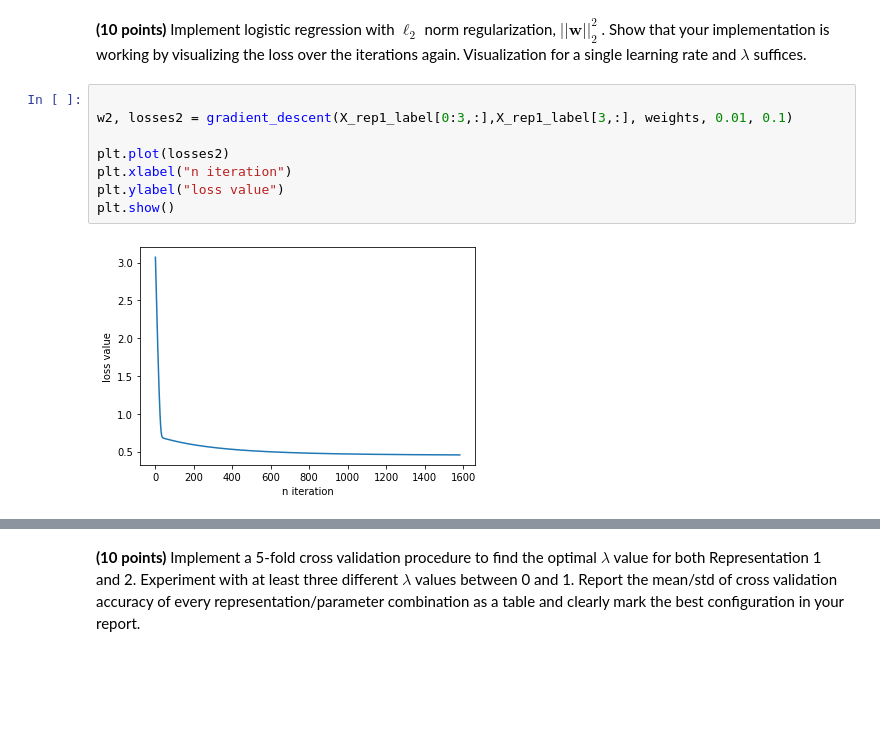
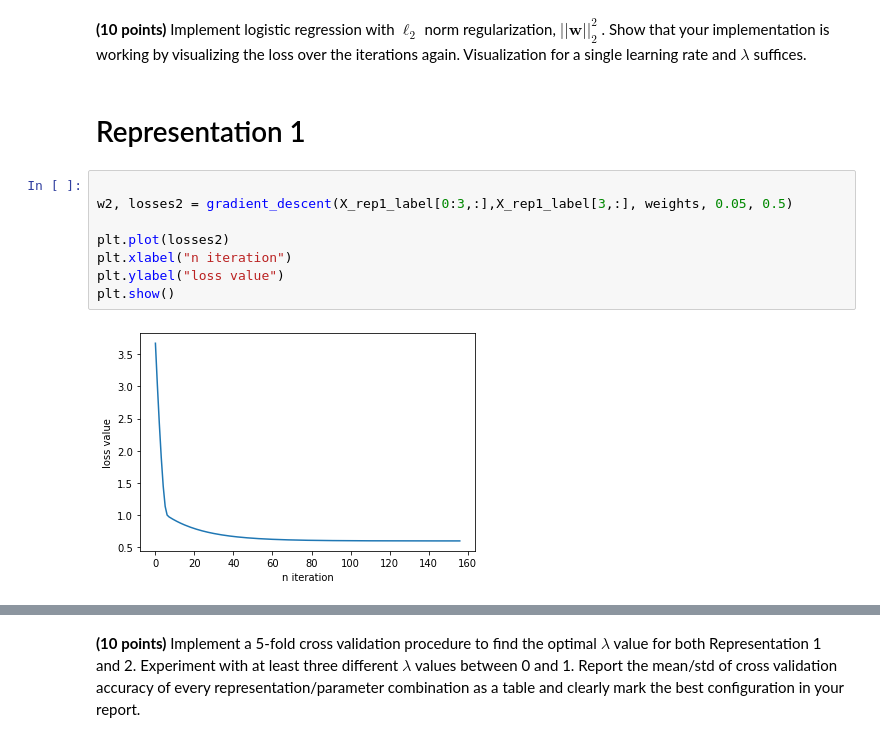
Before and after one commit to yavuzDemir21/Machine-Learning-Digit-Classifier, a Jupyter notebook: SolnTemplate_Yavuz.ipynb, the cells around one changed output, grey strips where cells are left out. Saved outputs shown, nothing was run; the diff lists cells and outputs as text; blank space fills up the shorter version.

```diff
--- a/SolnTemplate_Yavuz.ipynb
+++ b/SolnTemplate_Yavuz.ipynb
@@ -310,12 +299,14 @@ plt.show()
 # %% [markdown]
 **(10 points)** Implement logistic regression with $\ell_2$ norm regularization, $||\mathbf{w}||_{2}^{2}$ . Show that your implementation is working by visualizing the loss over the iterations again. Visualization for a single learning rate and $\lambda$ suffices.
+# %% [markdown]
+# Representation 1
 # %%
 
-w2, losses2 = gradient_descent(X_rep1_label[0:3,:],X_rep1_label[3,:], weights, 0.01, 0.1)
+w2, losses2 = gradient_descent(X_rep1_label[0:3,:],X_rep1_label[3,:], weights, 0.05, 0.5)
 
 plt.plot(losses2)
 plt.xlabel("n iteration")
 plt.ylabel("loss value")
 plt.show()
 # %% [output]
-[figure, old version]
+[figure, new version]
```
Also changed, not shown: parts of 67 cells of this notebook.
